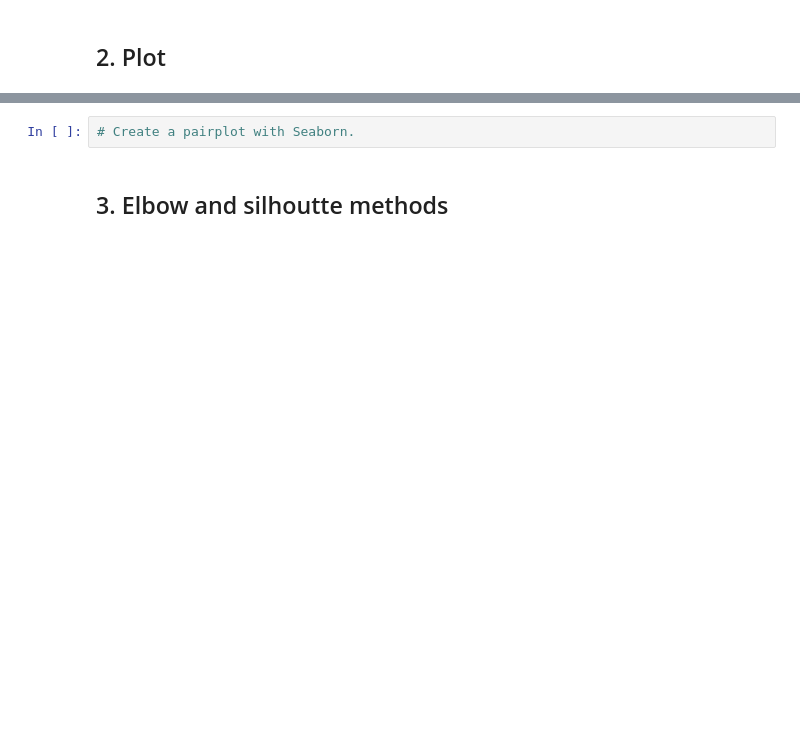
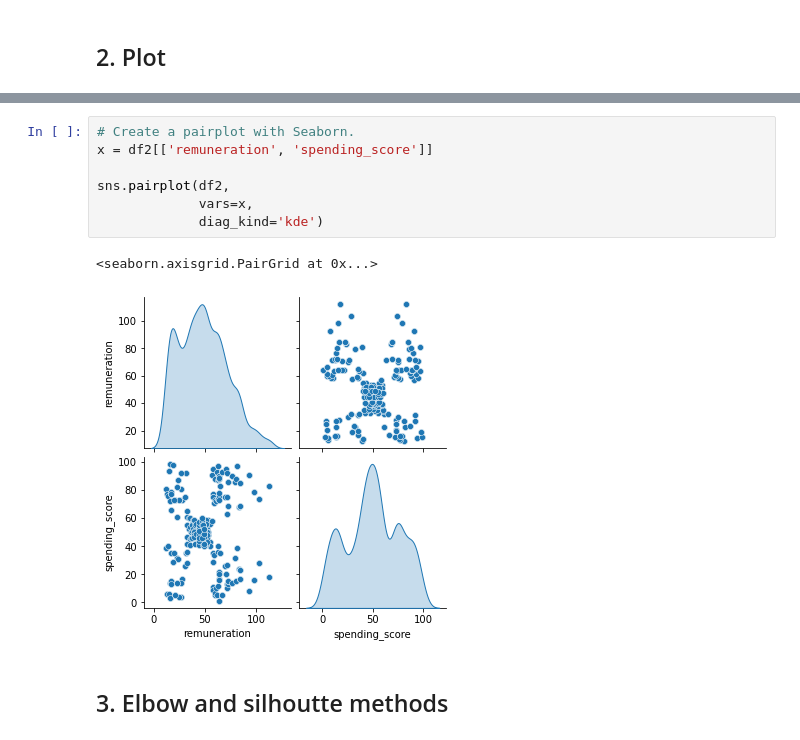
Before and after one commit to irina2621/LSE_DA301_Assignment, a Jupyter notebook: LSE_DA301_Assignment_Python_v1.ipynb, the cells around one changed output, grey strips where cells are left out. Cells and saved outputs as stored; diff of their text form; blank space fills up the shorter version.

```diff
--- a/LSE_DA301_Assignment_Python_v1.ipynb
+++ b/LSE_DA301_Assignment_Python_v1.ipynb
@@ -495,5 +777,13 @@ warnings.filterwarnings('ignore')
 # %%
 # Create a pairplot with Seaborn.
+x = df2[['remuneration', 'spending_score']]
+
+sns.pairplot(df2,
+             vars=x,
+             diag_kind='kde')
+# %% [output]
+<seaborn.axisgrid.PairGrid at 0x...>
+[figure, added]
 # %% [markdown]
 ## 3. Elbow and silhoutte methods
 # %%
```
Also changed, not shown: parts of 133 cells of this notebook.
